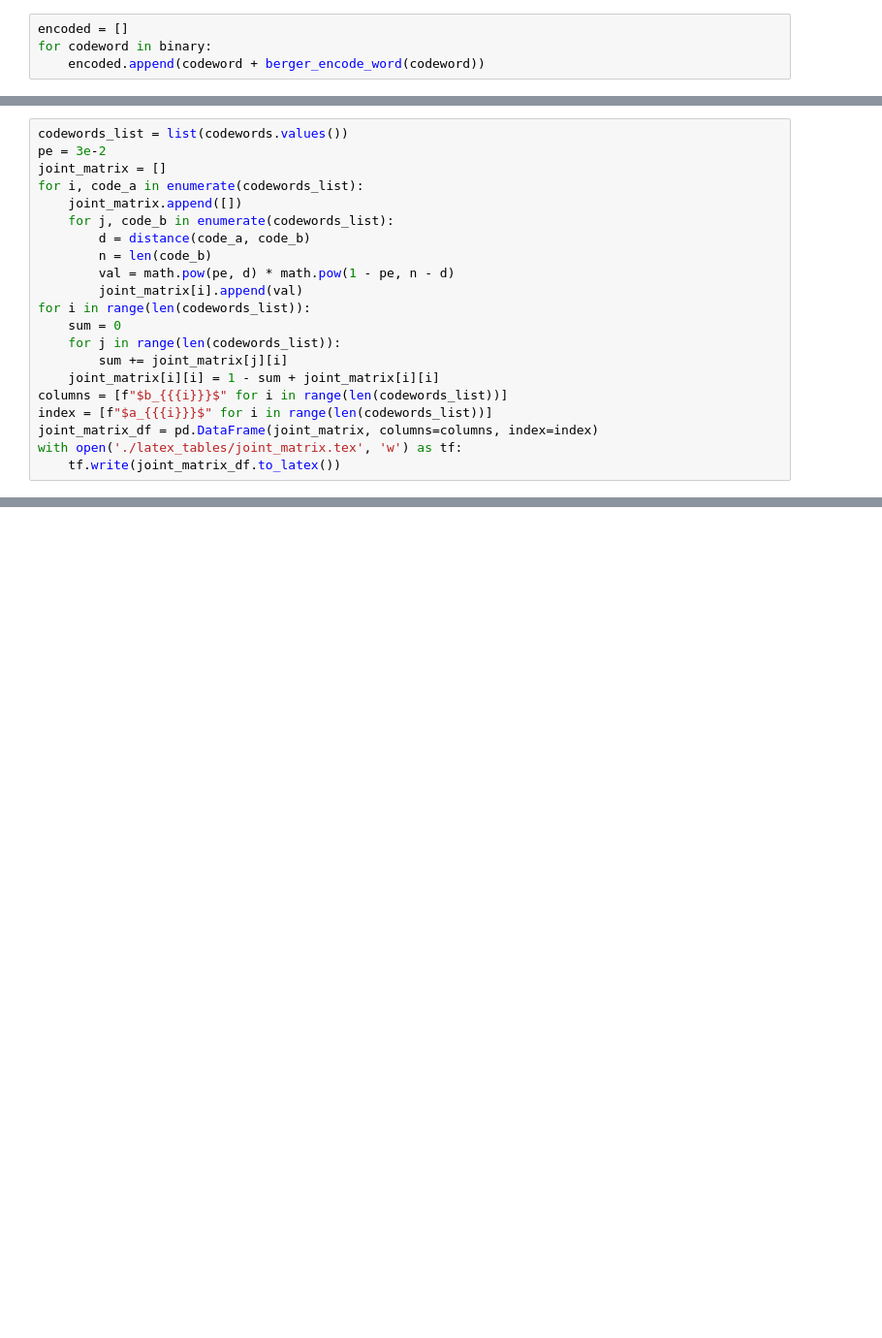
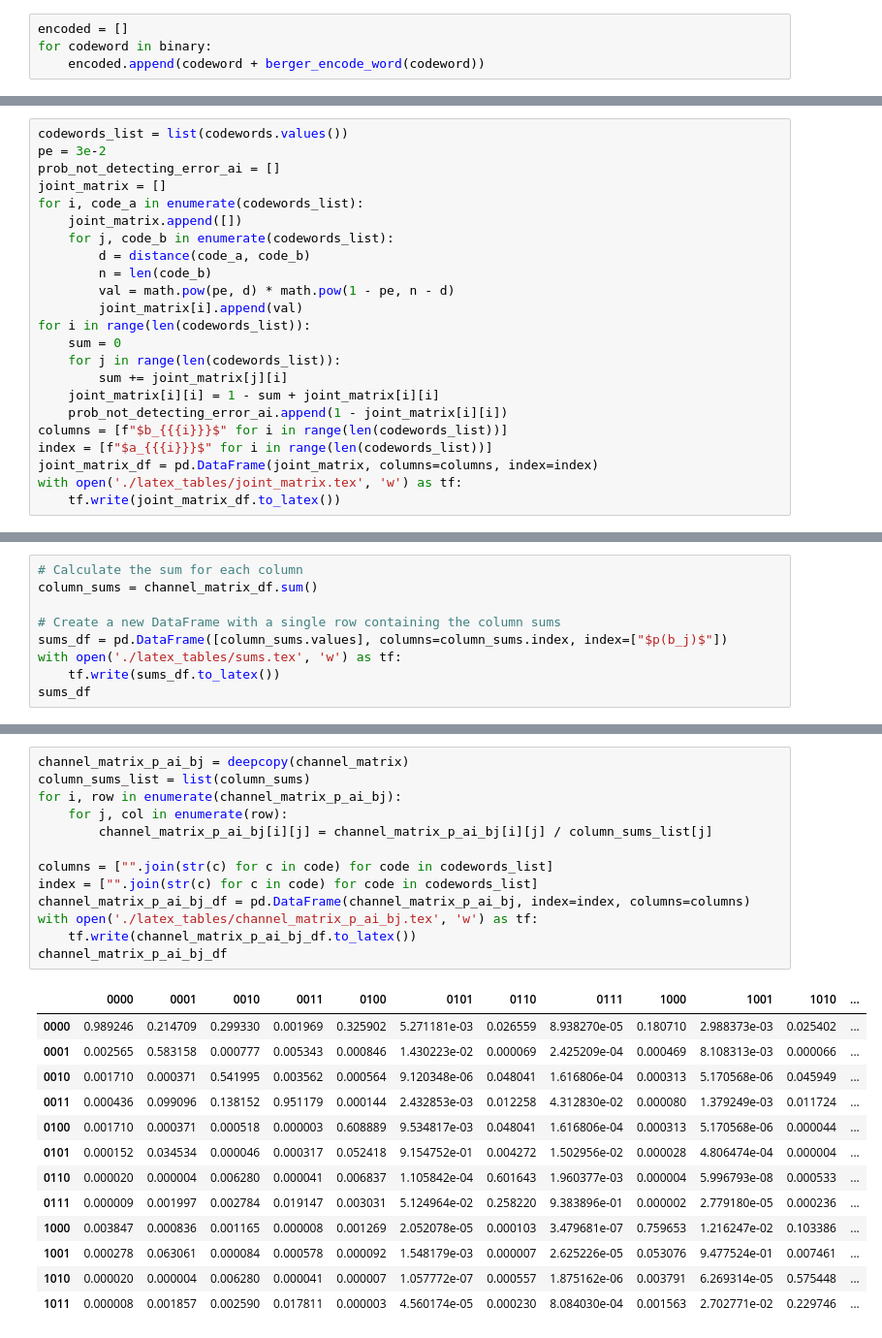
Before and after one commit to o-khytrov/InformationTheory, a Jupyter notebook: Task1.ipynb, the cells around one changed output, grey strips where cells are left out. Shown at 97% size. Cells and saved outputs as stored; diff of their text form; blank space fills up the shorter version.

```diff
--- a/Task1.ipynb
+++ b/Task1.ipynb
@@ -182,6 +319,7 @@ probabilities_df
 # %%
 codewords_list = list(codewords.values())
 pe = 3e-2
+prob_not_detecting_error_ai = []
 joint_matrix = []
 for i, code_a in enumerate(codewords_list):
     joint_matrix.append([])
@@ -195,6 +333,7 @@ for i in range(len(codewords_list)):
     for j in range(len(codewords_list)):
         sum += joint_matrix[j][i]
     joint_matrix[i][i] = 1 - sum + joint_matrix[i][i]
+    prob_not_detecting_error_ai.append(1 - joint_matrix[i][i])
 columns = [f"$b_{{{i}}}$" for i in range(len(codewords_list))]
 index = [f"$a_{{{i}}}$" for i in range(len(codewords_list))]
 joint_matrix_df = pd.DataFrame(joint_matrix, columns=columns, index=index)
@@ -228,3 +369,12 @@ channel_matrix_df
 | 1001 | 0.000087 | 2.811658e-03 | 0.000003 | 8.695848e-05 | 2.689438e-06 | 8.695848e-05 | 8.317848e-08 | 2.689438e-06 | 2.811658e-03 | 9.389853e-02 | 8.695848e-05 | ... |
 | 1010 | 0.000006 | 1.921027e-07 | 0.000201 | 6.211320e-06 | 1.921027e-07 | 5.941320e-09 | 6.211320e-06 | 1.921027e-07 | 2.008327e-04 | 6.211320e-06 | 6.707038e-03 | ... |
 | 1011 | 0.000003 | 8.281760e-05 | 0.000083 | 2.677769e-03 | 7.921760e-08 | 2.561369e-06 | 2.561369e-06 | 8.281760e-05 | 8.281760e-05 | 2.677769e-03 | 2.677769e-03 | ... |
+# %%
+# Calculate the sum for each column
+column_sums = channel_matrix_df.sum()
+
+# Create a new DataFrame with a single row containing the column sums
+sums_df = pd.DataFrame([column_sums.values], columns=column_sums.index, index=["$p(b_j)$"])
+with open('./latex_tables/sums.tex', 'w') as tf:
+    tf.write(sums_df.to_latex())
+sums_df
@@ -230,0 +384,27 @@ channel_matrix_df
+# %%
+channel_matrix_p_ai_bj = deepcopy(channel_matrix)
+column_sums_list = list(column_sums)
+for i, row in enumerate(channel_matrix_p_ai_bj):
+    for j, col in enumerate(row):
+        channel_matrix_p_ai_bj[i][j] = channel_matrix_p_ai_bj[i][j] / column_sums_list[j]
+
+columns = ["".join(str(c) for c in code) for code in codewords_list]
+index = ["".join(str(c) for c in code) for code in codewords_list]
+channel_matrix_p_ai_bj_df = pd.DataFrame(channel_matrix_p_ai_bj, index=index, columns=columns)
+with open('./latex_tables/channel_matrix_p_ai_bj.tex', 'w') as tf:
+    tf.write(channel_matrix_p_ai_bj_df.to_latex())
+channel_matrix_p_ai_bj_df
+# %% [output]
+|  | 0000 | 0001 | 0010 | 0011 | 0100 | 0101 | 0110 | 0111 | 1000 | 1001 | 1010 | ... |
+| 0000 | 0.989246 | 0.214709 | 0.299330 | 0.001969 | 0.325902 | 5.271181e-03 | 0.026559 | 8.938270e-05 | 0.180710 | 2.988373e-03 | 0.025402 | ... |
+| 0001 | 0.002565 | 0.583158 | 0.000777 | 0.005343 | 0.000846 | 1.430223e-02 | 0.000069 | 2.425209e-04 | 0.000469 | 8.108313e-03 | 0.000066 | ... |
+| 0010 | 0.001710 | 0.000371 | 0.541995 | 0.003562 | 0.000564 | 9.120348e-06 | 0.048041 | 1.616806e-04 | 0.000313 | 5.170568e-06 | 0.045949 | ... |
+| 0011 | 0.000436 | 0.099096 | 0.138152 | 0.951179 | 0.000144 | 2.432853e-03 | 0.012258 | 4.312830e-02 | 0.000080 | 1.379249e-03 | 0.011724 | ... |
+| 0100 | 0.001710 | 0.000371 | 0.000518 | 0.000003 | 0.608889 | 9.534817e-03 | 0.048041 | 1.616806e-04 | 0.000313 | 5.170568e-06 | 0.000044 | ... |
+| 0101 | 0.000152 | 0.034534 | 0.000046 | 0.000317 | 0.052418 | 9.154752e-01 | 0.004272 | 1.502956e-02 | 0.000028 | 4.806474e-04 | 0.000004 | ... |
+| 0110 | 0.000020 | 0.000004 | 0.006280 | 0.000041 | 0.006837 | 1.105842e-04 | 0.601643 | 1.960377e-03 | 0.000004 | 5.996793e-08 | 0.000533 | ... |
+| 0111 | 0.000009 | 0.001997 | 0.002784 | 0.019147 | 0.003031 | 5.124964e-02 | 0.258220 | 9.383896e-01 | 0.000002 | 2.779180e-05 | 0.000236 | ... |
+| 1000 | 0.003847 | 0.000836 | 0.001165 | 0.000008 | 0.001269 | 2.052078e-05 | 0.000103 | 3.479681e-07 | 0.759653 | 1.216247e-02 | 0.103386 | ... |
+| 1001 | 0.000278 | 0.063061 | 0.000084 | 0.000578 | 0.000092 | 1.548179e-03 | 0.000007 | 2.625226e-05 | 0.053076 | 9.477524e-01 | 0.007461 | ... |
+| 1010 | 0.000020 | 0.000004 | 0.006280 | 0.000041 | 0.000007 | 1.057772e-07 | 0.000557 | 1.875162e-06 | 0.003791 | 6.269314e-05 | 0.575448 | ... |
+| 1011 | 0.000008 | 0.001857 | 0.002590 | 0.017811 | 0.000003 | 4.560174e-05 | 0.000230 | 8.084030e-04 | 0.001563 | 2.702771e-02 | 0.229746 | ... |
```
Also changed, not shown: parts of 14 cells of this notebook, 6 other files.
